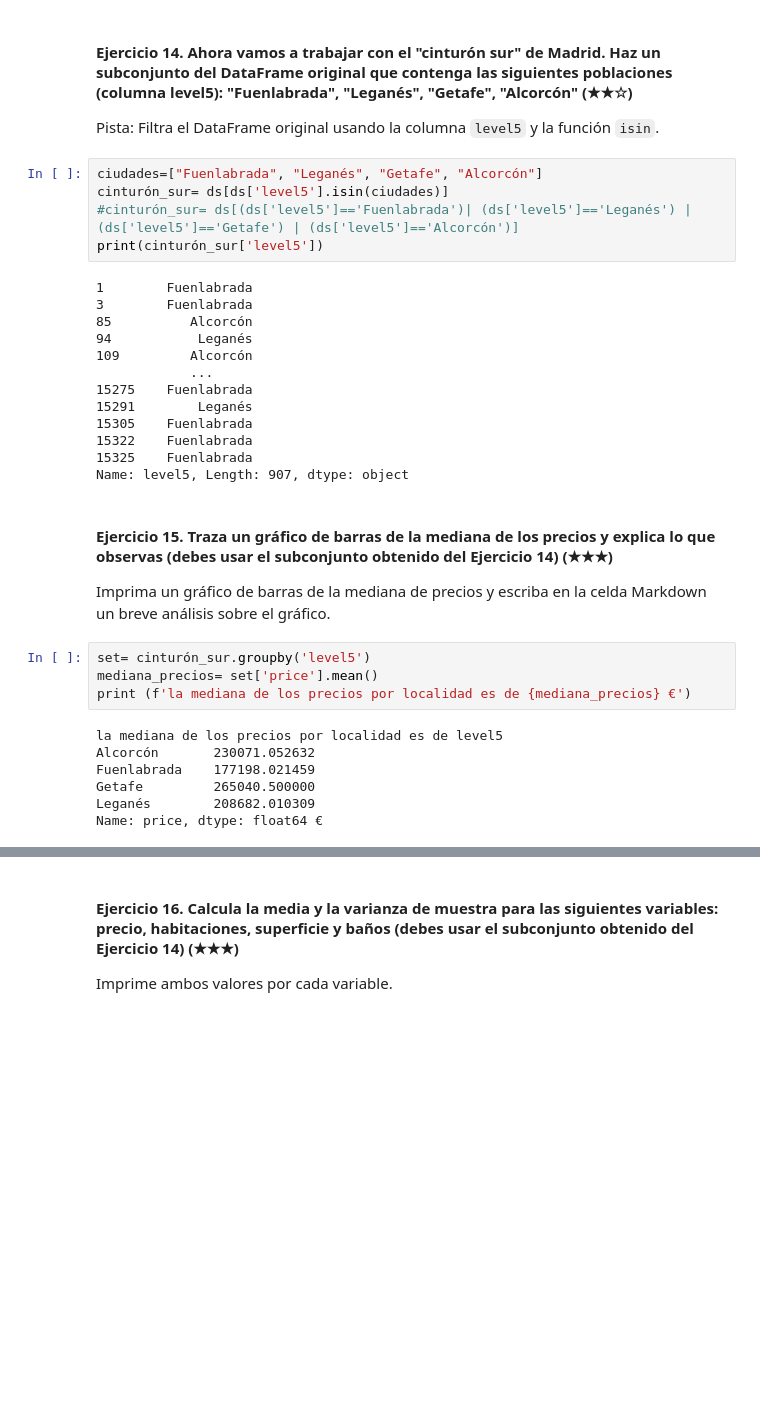
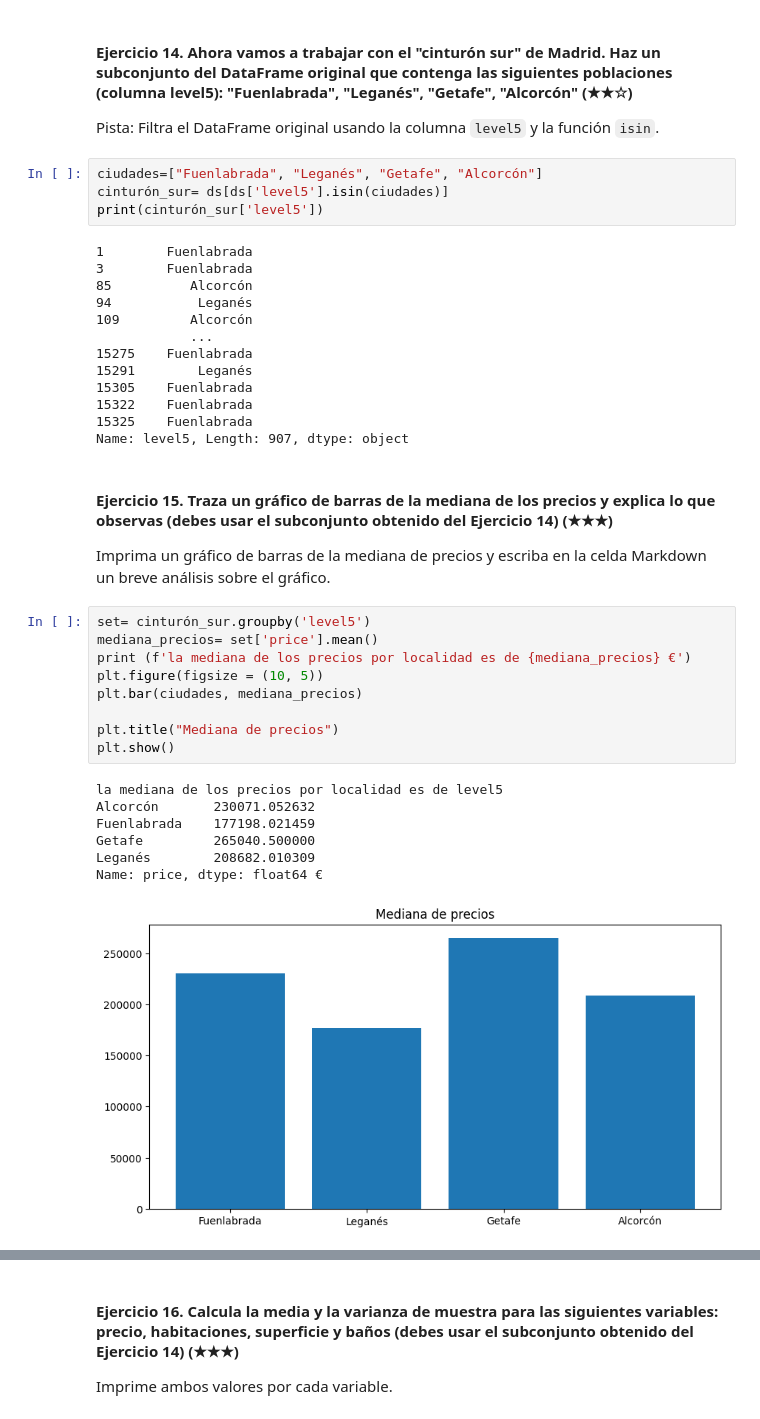
Before and after one commit to XaviCarrera/real_state-exercise_final, a Jupyter notebook: project.es.ipynb, the cells around one changed output, grey strips where cells are left out. Saved outputs shown, nothing was run; the diff lists cells and outputs as text; blank space fills up the shorter version.

```diff
--- a/project.es.ipynb
+++ b/project.es.ipynb
@@ -265,7 +265,6 @@ Pista: Filtra el DataFrame original usando la columna `level5` y la función `is
 # %%
 ciudades=["Fuenlabrada", "Leganés", "Getafe", "Alcorcón"]
 cinturón_sur= ds[ds['level5'].isin(ciudades)]
-#cinturón_sur= ds[(ds['level5']=='Fuenlabrada')| (ds['level5']=='Leganés') | (ds['level5']=='Getafe') | (ds['level5']=='Alcorcón')]
 print(cinturón_sur['level5'])
 # %% [output]
 1        Fuenlabrada
@@ -287,12 +286,18 @@ Imprima un gráfico de barras de la mediana de precios y escriba en la celda Mar
 # %%
 set= cinturón_sur.groupby('level5')
 mediana_precios= set['price'].mean()
 print (f'la mediana de los precios por localidad es de {mediana_precios} €')
+plt.figure(figsize = (10, 5))
+plt.bar(ciudades, mediana_precios)
+
+plt.title("Mediana de precios")
+plt.show()
 # %% [output]
 la mediana de los precios por localidad es de level5
 Alcorcón       230071.052632
 Fuenlabrada    177198.021459
 Getafe         265040.500000
 Leganés        208682.010309
 Name: price, dtype: float64 €
+[figure, added]
 # %% [markdown]
```
Also changed, not shown: parts of 2 cells of this notebook.
